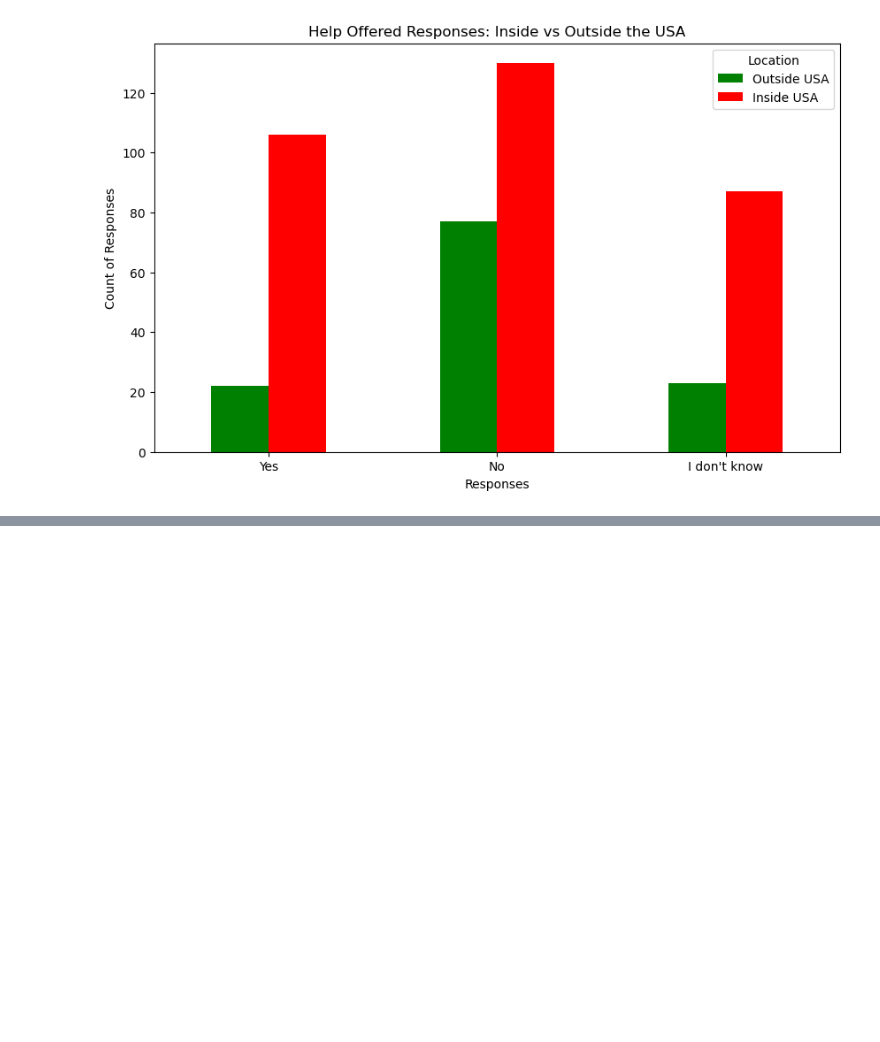
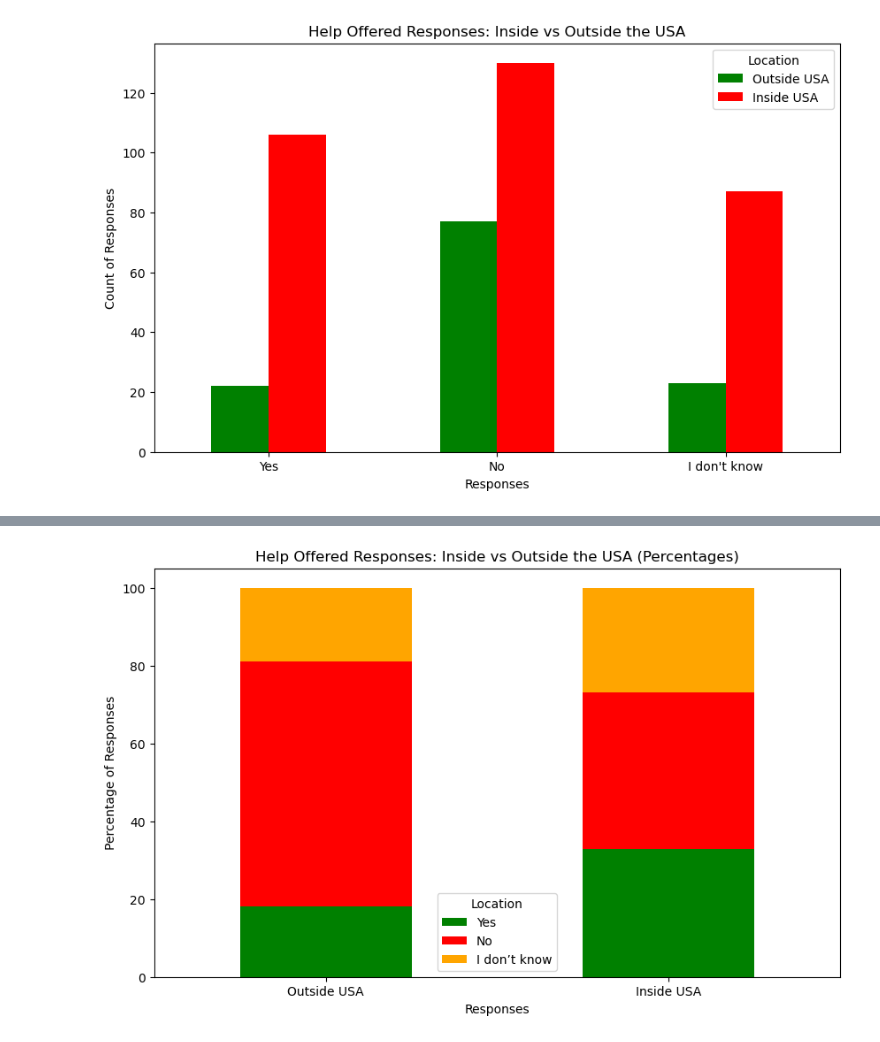
Before and after one commit to Keegawho198/Project-1_Mental-Health, a Jupyter notebook: Keegan.ipynb, the cells around one changed output, grey strips where cells are left out. Cells and saved outputs as stored; diff of their text form; code cells hidden in the pictures; blank space fills up the shorter version.

```diff
--- a/Keegan.ipynb
+++ b/Keegan.ipynb
@@ -770,0 +818,15 @@ plt.show()
+# %%
+# Normalize the data to get percentages
+percentage_data = stacked_data.div(stacked_data.sum(axis=1), axis=0) * 100
+
+# Plot the stacked bar chart with percentages
+percentage_data.plot(kind='bar', stacked=True, color=['green', 'red', 'orange'], figsize=(10, 6))
+
+plt.title('Help Offered Responses: Inside vs Outside the USA (Percentages)')
+plt.xlabel('Responses')
+plt.ylabel('Percentage of Responses')
+plt.xticks(rotation=0)
+plt.legend(title="Location", labels=['Yes', 'No', 'I don’t know'])
+plt.show()
+# %% [output]
+[figure, added]
```
Also changed, not shown: parts of 7 cells of this notebook.
